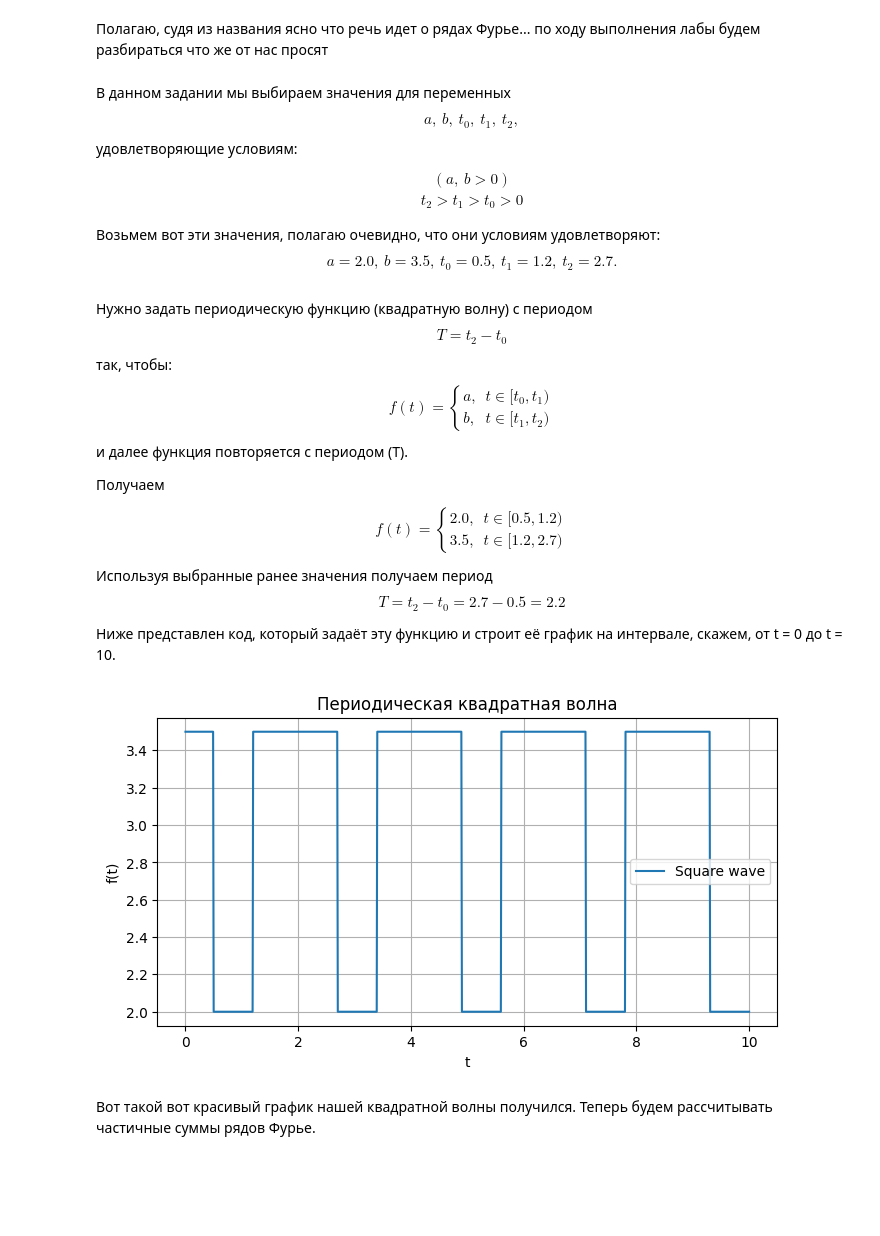
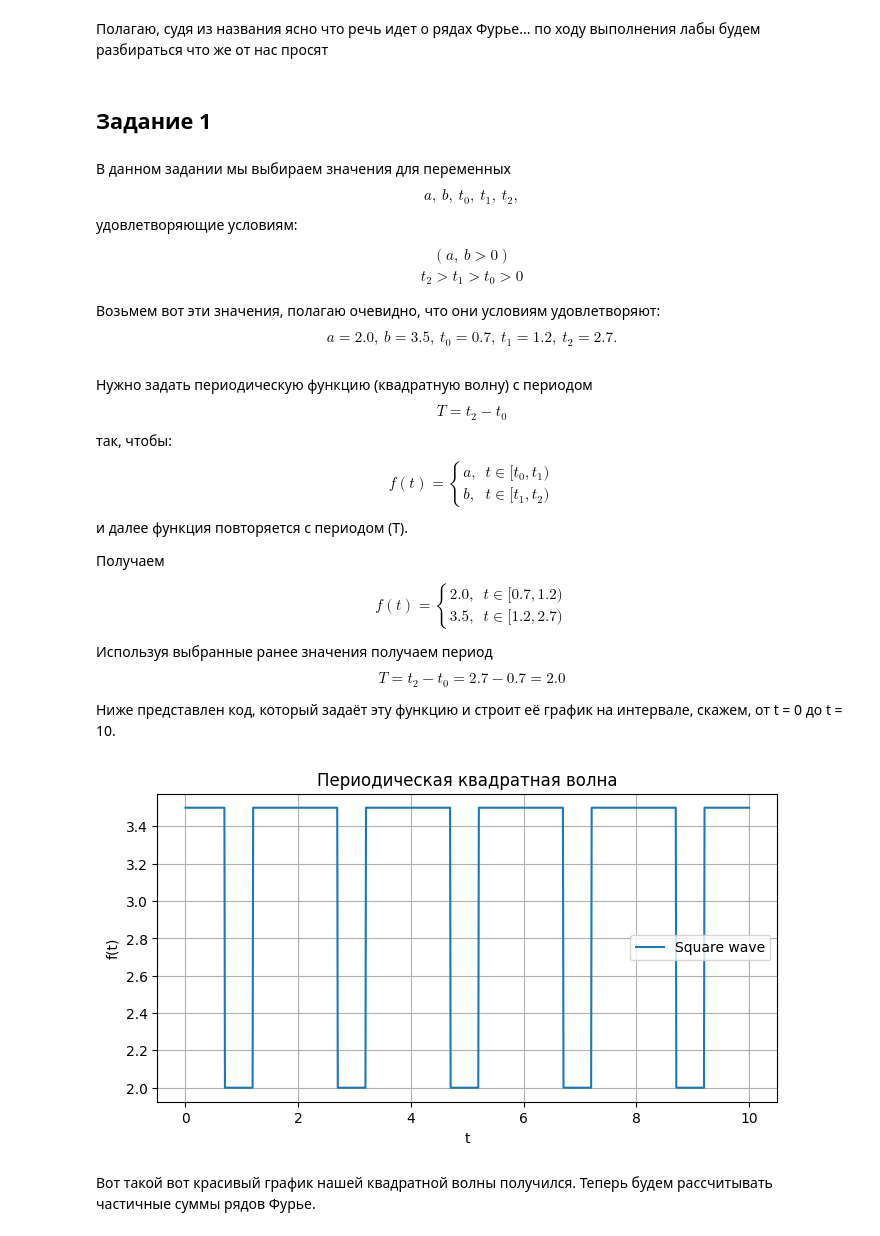
Before and after one commit to thenestbit/FM_lab_1, a Jupyter notebook: FM lab 1.ipynb, the cells around one changed output. Drawn from its saved outputs; the diff is of its cells as text; code cells hidden in the pictures; blank space fills up the shorter version.

```diff
--- a/FM lab 1.ipynb
+++ b/FM lab 1.ipynb
@@ -13,6 +14,8 @@
 ## О чем лаба? <a id="paragraph0"></a>
 # %% [markdown]
 Полагаю, судя из названия ясно что речь идет о рядах Фурье... по ходу выполнения лабы будем разбираться что же от нас просят
+# %% [markdown]
+## Задание 1 <a id="paragraph1"></a>
 # %% [markdown]
 В данном задании мы выбираем значения для переменных $$a, \  b,\ t_0, \ t_1, \ t_2,$$ удовлетворяющие условиям:
 $$
@@ -23,7 +26,7 @@ t_2 > t_1 > t_0 > 0
 $$
 
 Возьмем вот эти значения, полагаю очевидно, что они условиям удовлетворяют:
-$$a = 2.0, \ b = 3.5, \ t_0 = 0.5, \ t_1 = 1.2, \ t_2 = 2.7.$$
+$$a = 2.0, \ b = 3.5, \ t_0 = 0.7, \ t_1 = 1.2, \ t_2 = 2.7.$$
 # %% [markdown]
 Нужно задать периодическую функцию (квадратную волну) с периодом
 $$
@@ -44,13 +47,13 @@ $$
 $$
 f(t) =
 \begin{cases}
-2.0, & t \in [0.5, 1.2) \\
+2.0, & t \in [0.7, 1.2) \\
 3.5, & t \in [1.2, 2.7)
 \end{cases}
 $$
 
 Используя выбранные ранее значения получаем период
-$$T = t_2 - t_0 = 2.7 - 0.5 = 2.2$$
+$$T = t_2 - t_0 = 2.7 - 0.7 = 2.0$$
 
 Ниже представлен код, который задаёт эту функцию и строит её график на интервале, скажем, от t = 0 до t = 10.
 # %%
@@ -60,40 +63,40 @@ import matplotlib.pyplot as plt
 # Заданные параметры
 a = 2.0
 b = 3.5
-t0 = 0.5
+t0 = 0.7
 t1 = 1.2
 t2 = 2.7
 
 T = t2 - t0  # Период
 
 # Определяем квадратную волну как периодическую функцию
 def square_wave(t):
     # Сдвигаем t на t0 и берём по модулю T
     x_mod = (t - t0) % T
     # Если x_mod < (t1 - t0), возвращаем a, иначе b
     if x_mod < (t1 - t0):
         return a
     else:
         return b
 
 # Векторизуем функцию для работы с массивами
 square_wave_vec = np.vectorize(square_wave)
 
 # Задаём массив точек времени для построения графика
 t_values = np.linspace(0, 10, 1000)
 f_values = square_wave_vec(t_values)
 
 # Построение графика
 plt.figure(figsize=(8, 4))
 plt.plot(t_values, f_values, label="Square wave")
 plt.xlabel("t")
 plt.ylabel("f(t)")
 plt.title("Периодическая квадратная волна")
 plt.grid(True)
 plt.legend()
 plt.show()
 # %% [output]
-[figure, old version]
+[figure, new version]
 # %% [markdown]
 Вот такой вот красивый график нашей квадратной волны получился. Теперь будем рассчитывать частичные суммы рядов Фурье.
 # %% [markdown]
```
Also changed, not shown: parts of 7 cells of this notebook.
